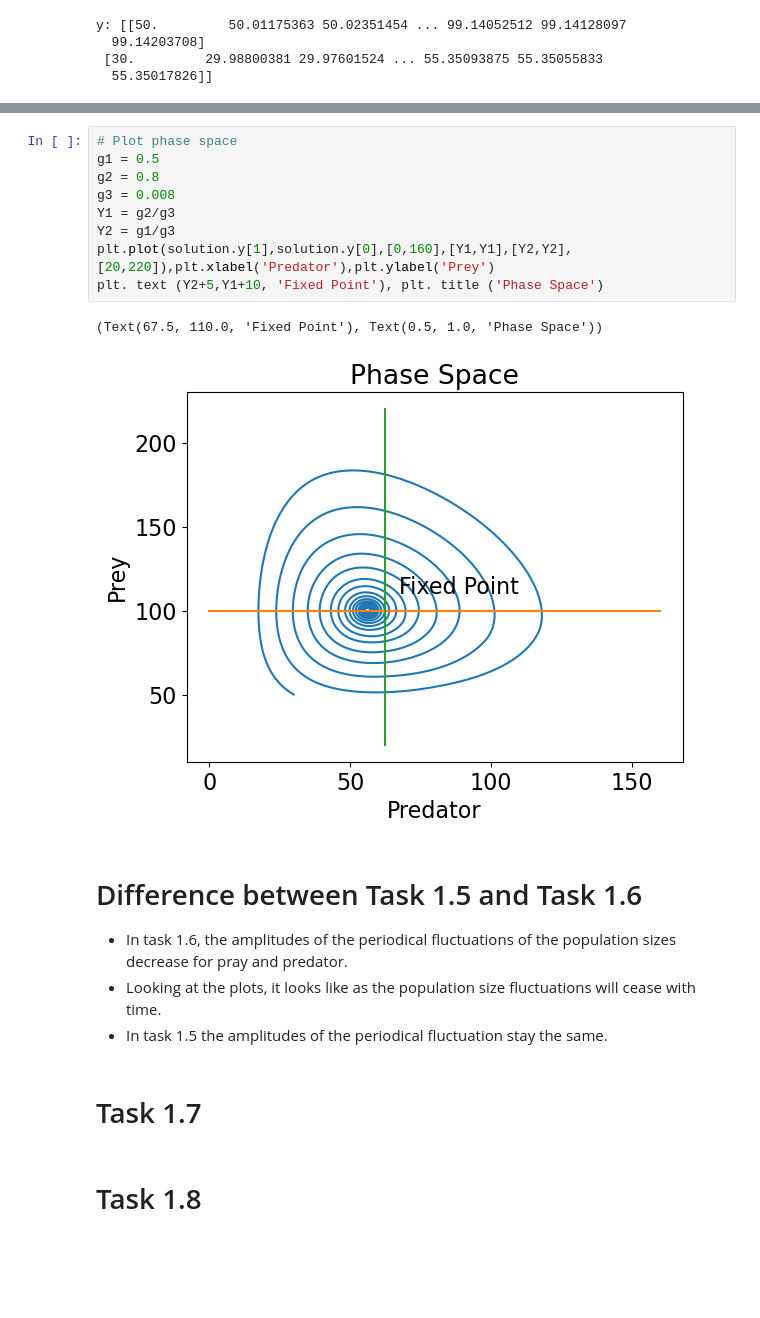
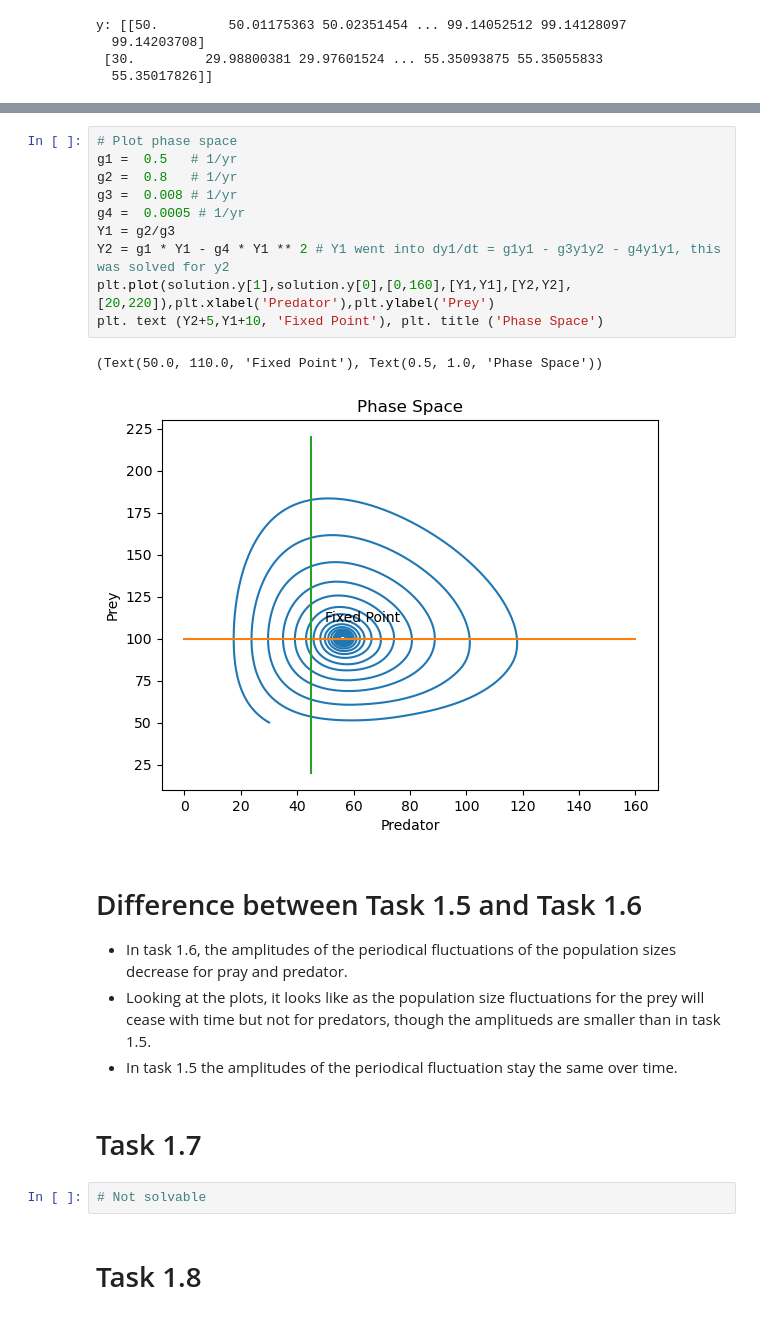
Before and after one commit to ablarer/SCC_ZHAW, a Jupyter notebook: 01/01 Vorlesung, Lab.ipynb, the cells around one changed output, grey strips where cells are left out. Saved outputs shown, nothing was run; the diff lists cells and outputs as text; blank space fills up the shorter version.

```diff
--- a/01/01 Vorlesung, Lab.ipynb
+++ b/01/01 Vorlesung, Lab.ipynb
@@ -409,21 +401,24 @@ plt.show()
 # %%
 # Plot phase space
-g1 = 0.5
-g2 = 0.8
-g3 = 0.008
+g1 =  0.5   # 1/yr
+g2 =  0.8   # 1/yr
+g3 =  0.008 # 1/yr
+g4 =  0.0005 # 1/yr
 Y1 = g2/g3
-Y2 = g1/g3
+Y2 = g1 * Y1 - g4 * Y1 ** 2 # Y1 went into dy1/dt = g1y1 - g3y1y2 - g4y1y1, this was solved for y2
 plt.plot(solution.y[1],solution.y[0],[0,160],[Y1,Y1],[Y2,Y2],[20,220]),plt.xlabel('Predator'),plt.ylabel('Prey')
 plt. text (Y2+5,Y1+10, 'Fixed Point'), plt. title ('Phase Space')
 # %% [output]
-(Text(67.5, 110.0, 'Fixed Point'), Text(0.5, 1.0, 'Phase Space'))
+(Text(50.0, 110.0, 'Fixed Point'), Text(0.5, 1.0, 'Phase Space'))
-[figure, old version]
+[figure, new version]
 # %% [markdown]
 # Difference between Task 1.5 and Task 1.6
 - In task 1.6, the amplitudes of the periodical fluctuations of the population sizes decrease for pray and predator.
-- Looking at the plots, it looks like as the population size fluctuations will cease with time.
-- In task 1.5 the amplitudes of the periodical fluctuation stay the same.
+- Looking at the plots, it looks like as the population size fluctuations for the prey will cease with time but not for predators, though the amplitueds are smaller than in task 1.5.
+- In task 1.5 the amplitudes of the periodical fluctuation stay the same over time.
 # %% [markdown]
 # Task 1.7
+# %%
+# Not solvable
 # %% [markdown]
 # Task 1.8
```
Also changed, not shown: parts of 30 cells of this notebook.
